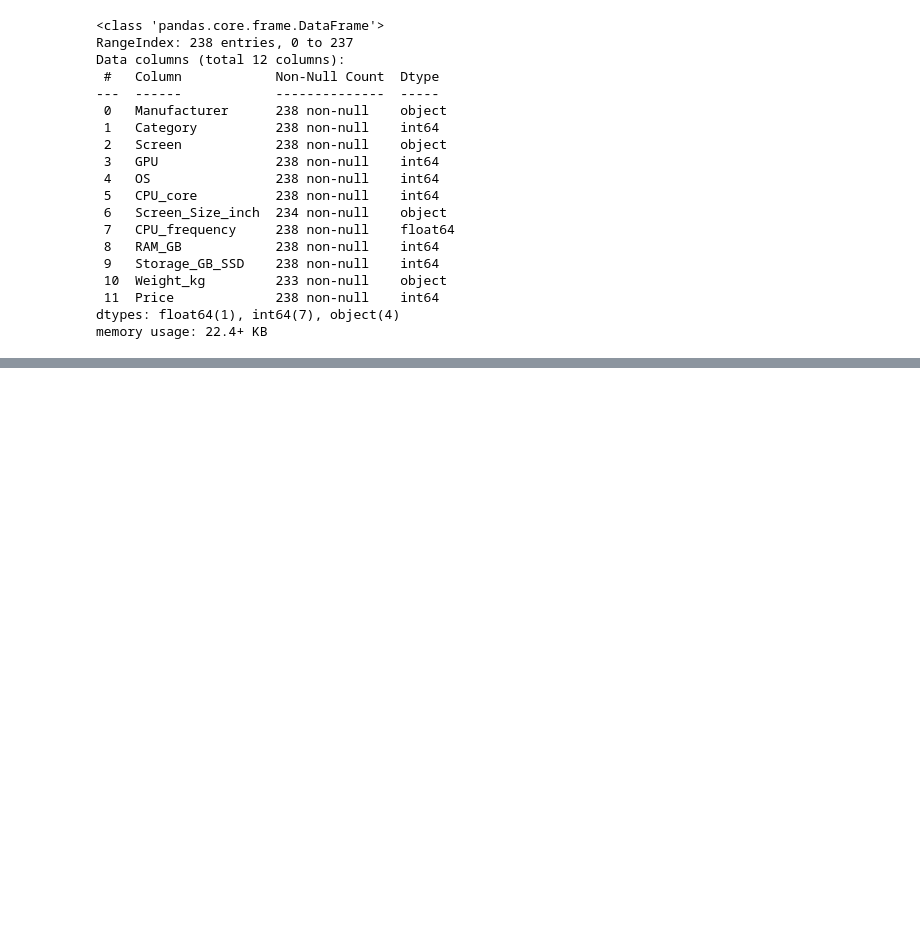
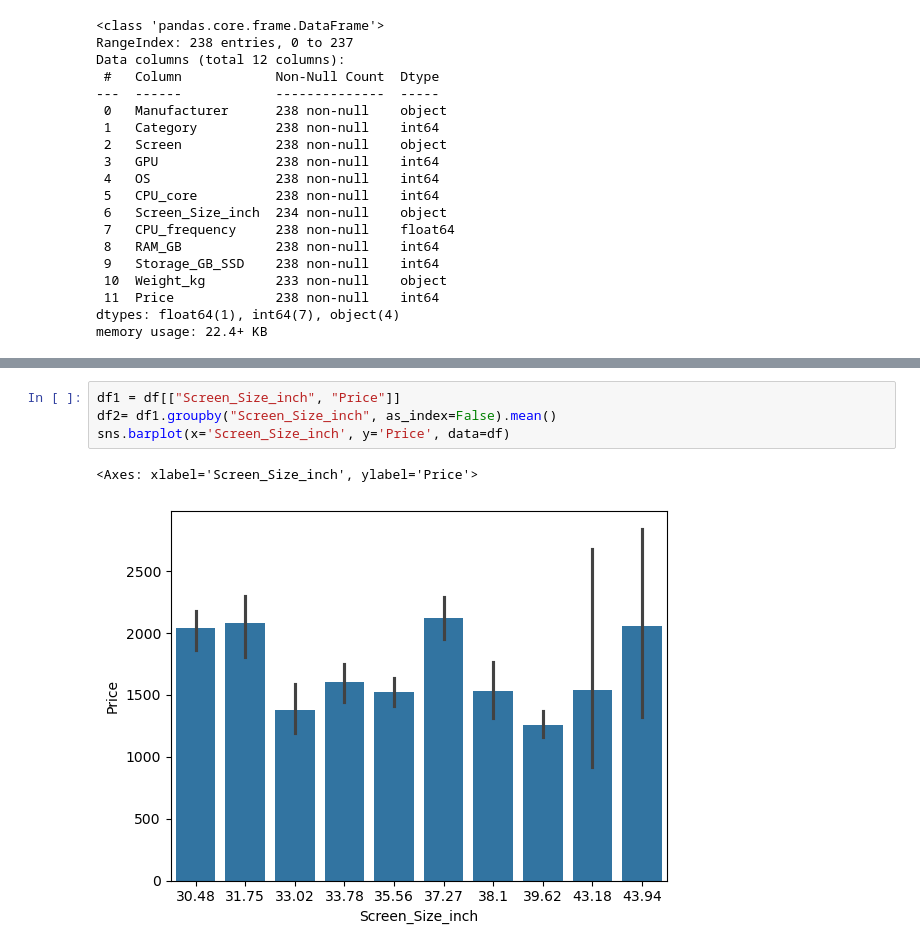
Before and after one commit to zahra-ahmadbeigloo/Data-analysis-projects, a Jupyter notebook: Laptop-Price-Analysis/Laptop-Price-Analysis.ipynb, the cells around one changed output, grey strips where cells are left out. Cells and saved outputs as stored; diff of their text form; blank space fills up the shorter version.

```diff
--- a/Laptop-Price-Analysis/Laptop-Price-Analysis.ipynb
+++ b/Laptop-Price-Analysis/Laptop-Price-Analysis.ipynb
@@ -51,0 +100,7 @@ dtype: object
+# %%
+df1 = df[["Screen_Size_inch", "Price"]]
+df2= df1.groupby("Screen_Size_inch", as_index=False).mean()
+sns.barplot(x='Screen_Size_inch', y='Price', data=df)
+# %% [output]
+<Axes: xlabel='Screen_Size_inch', ylabel='Price'>
+[figure, added]
```
Also changed, not shown: parts of 40 cells of this notebook.
